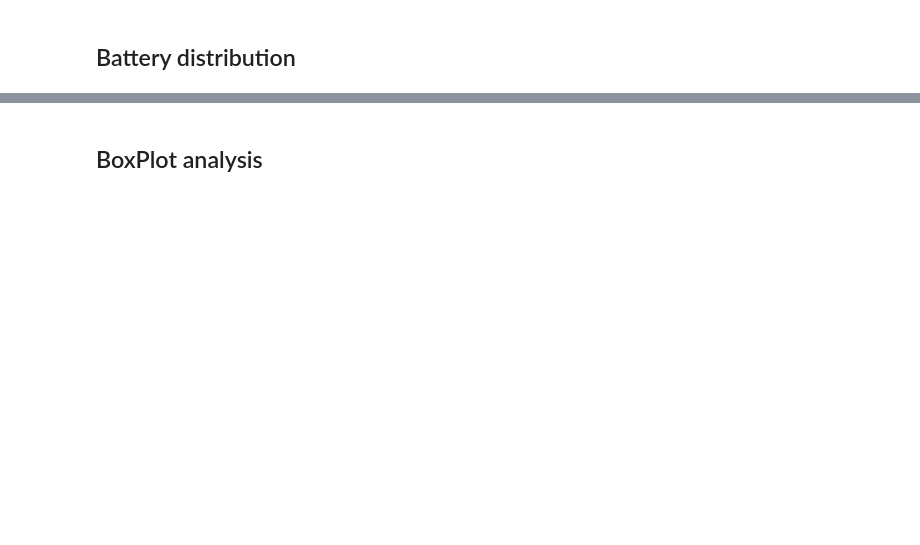
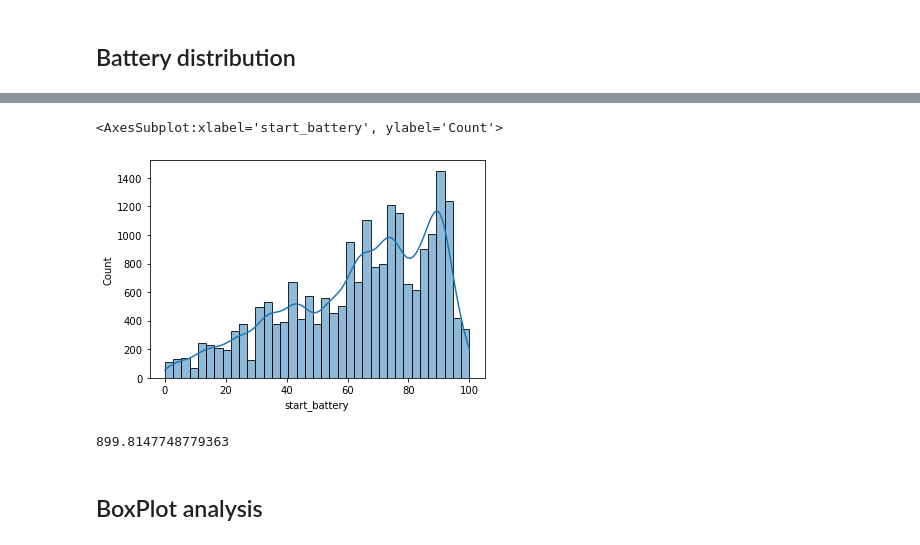
Before and after one commit to pessini/moby-bikes, a Jupyter notebook: notebooks/02-exploratory-data-analysis.ipynb, the cells around one changed output, grey strips where cells are left out. Drawn from its saved outputs; the diff is of its cells as text; code cells hidden in the pictures; blank space fills up the shorter version.

```diff
--- a/notebooks/02-exploratory-data-analysis.ipynb
+++ b/notebooks/02-exploratory-data-analysis.ipynb
@@ -7,0 +22,5 @@
+# %%
+hourly_data = pd.read_csv('../data/interim/hourly_data.csv')
+all_data = pd.read_csv('../data/interim/all_data.csv')
+rentals = pd.read_csv('../data/interim/new_features_rentals.csv')
+hourly_data.head()
@@ -65,7 +101,12 @@ group_battery_status(battery_dist)
 # %%
-sns.histplot(data=new_rentals, x='start_battery', kde=True)
+sns.histplot(data=rentals, x='start_battery', kde=True)
+# %% [output]
+<AxesSubplot:xlabel='start_battery', ylabel='Count'>
+[figure, added]
 # %%
 all_data['duration'].mean()
+# %% [output]
+899.8147748779363
 # %% [markdown]
 ## BoxPlot analysis
 # %%
```
Also changed, not shown: parts of 75 cells of this notebook, 3 other files.
